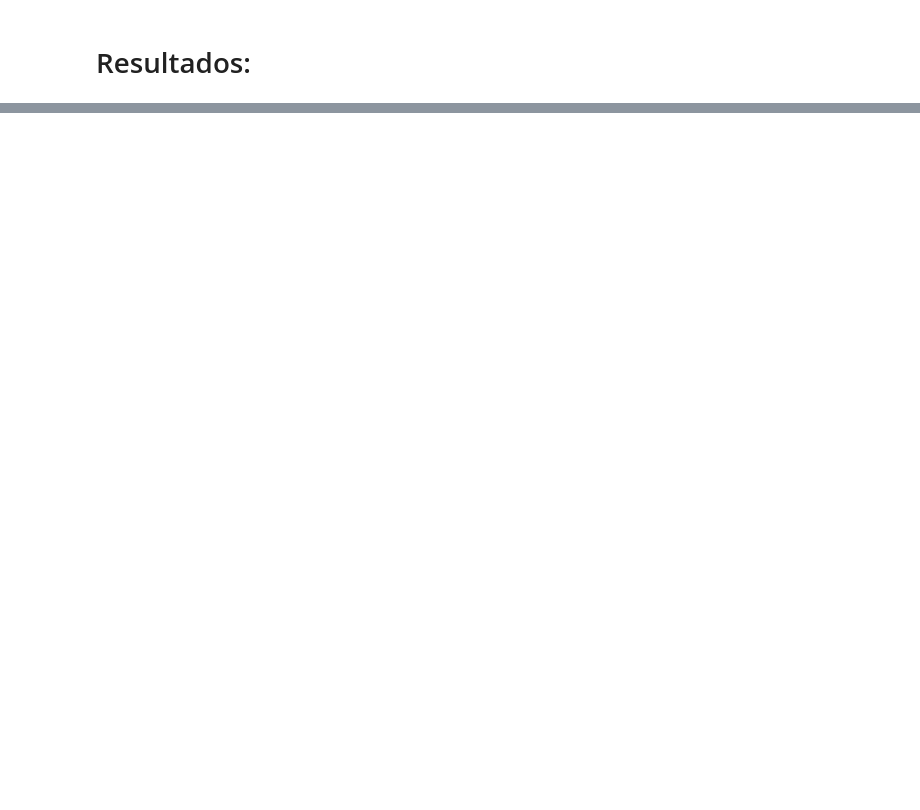
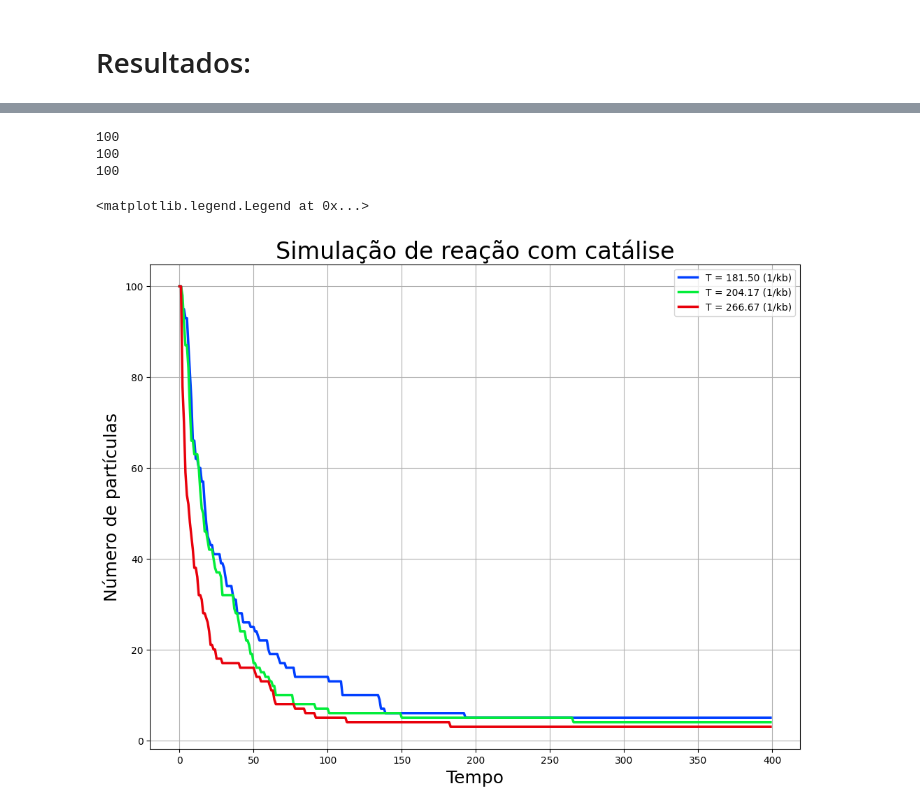
Before and after one commit to isadoramarcondes/Cinetica-Quimica, a Jupyter notebook: Catálise.ipynb, the cells around one changed output, grey strips where cells are left out. Saved outputs shown, nothing was run; the diff lists cells and outputs as text; code cells hidden in the pictures; blank space fills up the shorter version.

Commit message:
catalise desafio 3

```diff
--- a/Catálise.ipynb
+++ b/Catálise.ipynb
@@ -158,0 +198,15 @@ dados.to_csv('resultados/dados_catalise.csv')
+# %%
+# parâmetros sistema:
+NUM_PARTICULAS= 100
+TAMANHO_CAIXA = 100
+MASSA = 0.5
+RAIO = 1
+ECMIN = 500
+CATALISE = 0.2
+
+# parâmetros simulação:
+TFIM = 40
+NUM_STEPS = 400
+STEP = TFIM/NUM_STEPS
+
+V_MEDIA = [33, 35, 40]
@@ -158,0 +262,49 @@ dados.to_csv('resultados/dados_catalise.csv')
+# %%
+A_final_cat = []
+fig, ax = plt.subplots(1,1, figsize = (12, 9))
+ax.set_title('Simulação de reação com catálise', fontsize = 24)
+ax.set_ylabel('Número de partículas', fontsize = 18)
+ax.set_xlabel('Tempo', fontsize = 18)
+ax.grid('- -')
+for vmedia in V_MEDIA:
+    PARTICULAS = lista_inicial4(NUM_PARTICULAS, raio = RAIO, massa = MASSA, tamanho_caixa = TAMANHO_CAIXA, reatividade = ECMIN, catalise = CATALISE, vmedia = vmedia)
+    print(len(PARTICULAS))
+    for i in range(NUM_STEPS):
+        step(PARTICULAS, STEP, TAMANHO_CAIXA)
+
+    trajetorias = []
+    existencia = []
+    cores = []
+    for i in PARTICULAS:
+        traj = list(i.trapos)
+        exist = list(i.lista_existe)
+        lista_cores = list(i.lista_tipo)
+        trajetorias.append(traj)
+        existencia.append(exist)
+        cores.append(lista_cores)
+    A = []
+    B = []
+    for k in range(NUM_STEPS):
+        a = 0
+        b = 0
+
+        for h in range(len(trajetorias)):
+            cor = cores[h][k]
+            e = existencia[h][k]
+            if cor == '0' and e == 1:
+                a = a+1
+            if cor == 'r' and e == 1:
+                b = b+1
+        A.append(a)
+        B.append(b)
+
+    ax.plot(range(NUM_STEPS), A, linewidth = 2.5, label = f'T = {(0.5*(vmedia)**2/3):.2f} (1/kb)')
+    A_final_cat.append(A[-1])
+ax.legend()
+#plt.savefig('resultados/temps_com_cat.png', dpi = 200)
+# %% [output]
+100
+100
+100
+<matplotlib.legend.Legend at 0x...>
+[figure, added]
```
Also changed, not shown: parts of 16 cells of this notebook, 6 other files.
